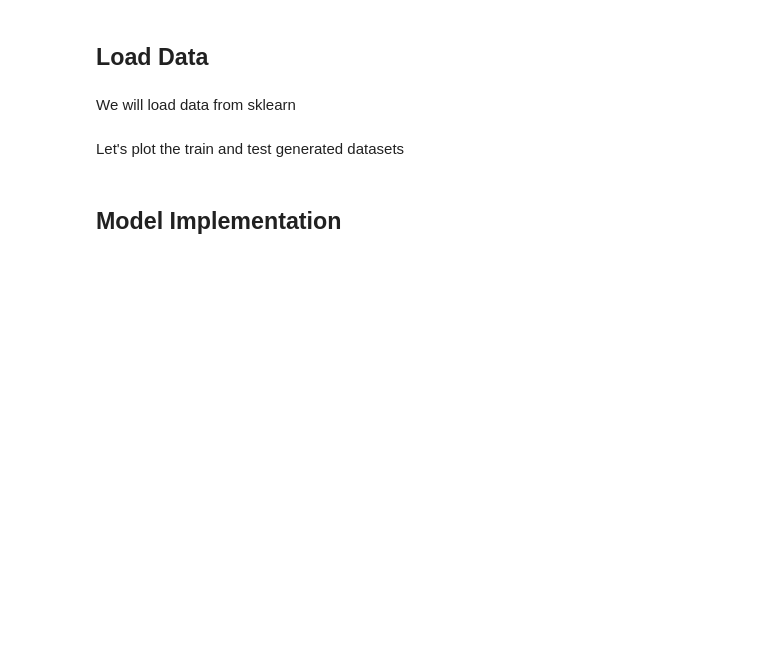
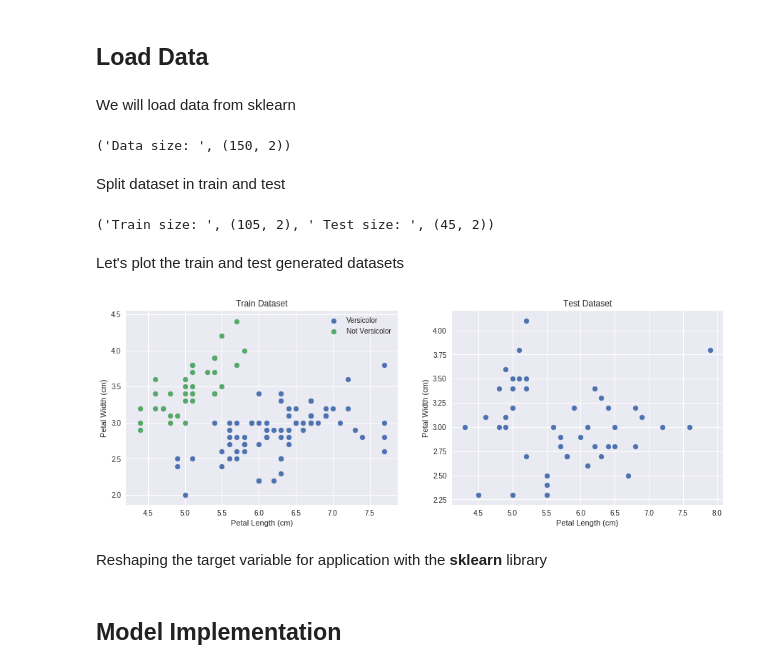
Before and after one commit to jariasf/Machine-Learning, a Jupyter notebook: Logistic Regression/Logistic_Regression.ipynb, the cells around one changed output. Drawn from its saved outputs; the diff is of its cells as text; code cells hidden in the pictures; blank space fills up the shorter version.

Commit message:
Logistic Regression - Added correct tests with linear and not linear data

```diff
--- a/Logistic Regression/Logistic_Regression.ipynb
+++ b/Logistic Regression/Logistic_Regression.ipynb
@@ -19,5 +19,29 @@ iris = datasets.load_iris()
 X = iris.data[:, :2]
 y = (iris.target != 0) * 1
 #y = y[:,np.newaxis]
+
+print('Data size: ' , X.shape)
+# %% [output]
+('Data size: ', (150, 2))
+# %% [markdown]
+Split dataset in train and test
+# %%
+def dataset_partition(X, y, proportion):
+  num_samples = X.shape[0]
+
+  # randomly partition the indices based on specified proportion
+  indices = np.random.permutation(num_samples)
+
+  # get train and test according to the given proportion
+  train_size = int(num_samples * proportion)
+  X_train, y_train = X[indices][:train_size], y[indices][:train_size]
+  X_test, y_test = X[indices][train_size:], y[indices][train_size:]
+  return X_train, y_train, X_test, y_test
+
+X_train, y_train, X_test, y_test = dataset_partition(X, y, 0.7)
+
+print('Train size: ', X_train.shape, ' Test size: ', X_test.shape)
+# %% [output]
+('Train size: ', (105, 2), ' Test size: ', (45, 2))
 # %% [markdown]
 Let's plot the train and test generated datasets
@@ -26,0 +48,20 @@ plt.show()
+# %%
+plt.subplots(figsize =(15, 5))
+plt.subplot(1, 2, 1)
+plt.scatter(X_train[y_train==1,0], X_train[y_train==1,1])
+plt.scatter(X_train[y_train==0,0], X_train[y_train==0,1])
+plt.legend(['Versicolor', 'Not Versicolor'])
+plt.title('Train Dataset')
+plt.xlabel('Petal Length (cm)')
+plt.ylabel('Petal Width (cm)')
+
+plt.subplot(1, 2, 2)
+plt.scatter(X_test[:,0], X_test[:,1])
+plt.title('Test Dataset')
+plt.xlabel('Petal Length (cm)')
+plt.ylabel('Petal Width (cm)')
+plt.show()
+# %% [output]
+[figure, added]
+# %% [markdown]
+Reshaping the target variable for application with the **sklearn** library
```
Also changed, not shown: parts of 52 cells of this notebook.
